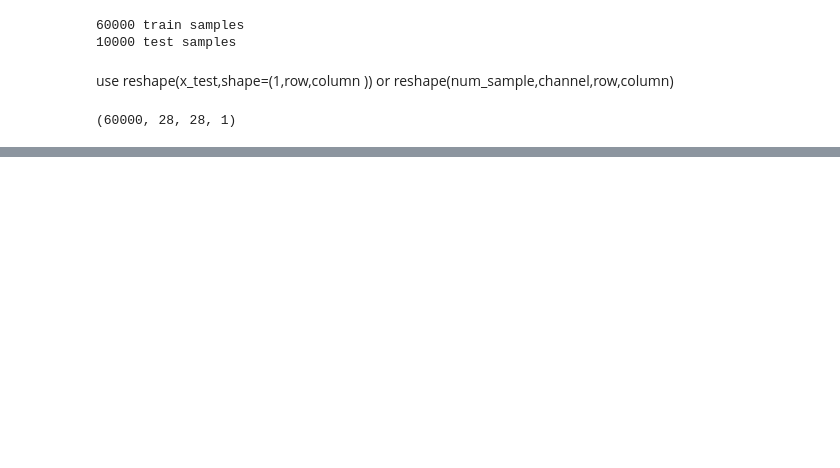
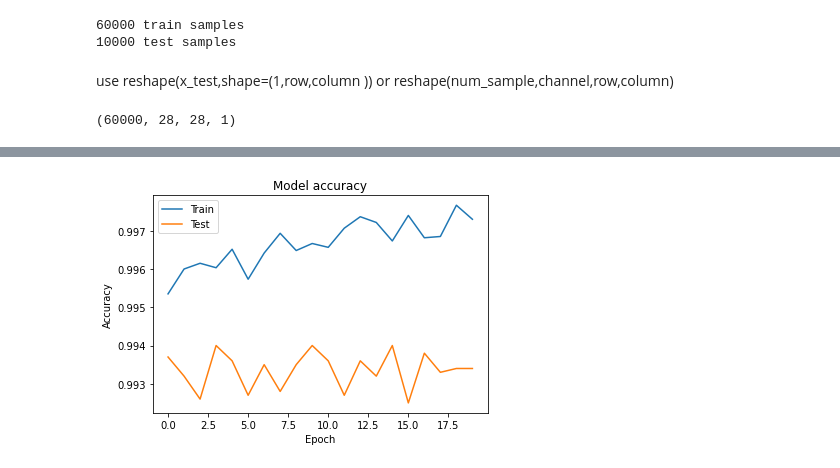
Before and after one commit to Aun0124/Machine-Learning, a Jupyter notebook: CNN_with_keras.ipynb, the cells around one changed output, grey strips where cells are left out. Saved outputs shown, nothing was run; the diff lists cells and outputs as text; code cells hidden in the pictures; blank space fills up the shorter version.

```diff
--- a/CNN_with_keras.ipynb
+++ b/CNN_with_keras.ipynb
@@ -69,3 +69,14 @@ reshape(x_test,shape=(1,row,column )) or reshape(num_sample,channel,row,column)
 x_train.shape
 # %% [output]
 (60000, 28, 28, 1)
+# %%
+model=Sequential()
+model.add(Conv2D(32,kernel_size=(3,3),activation='relu',input_shape=input_shape)) #input shape=channel,row,column
+model.add(Conv2D(64,kernel_size=(3,3),activation='relu',input_shape=input_shape))
+model.add(MaxPooling2D(pool_size=(2,2)))
+model.add(Dropout(dropout/2))
+model.add(Flatten())
+model.add(Dense(128,activation='relu'))
+model.add(Dropout(dropout))
+model.add(Dense(num_classes,activation='softmax'))
+model.summary()
@@ -71,0 +101,4 @@ x_train.shape
+# %%
+#train model
+model.compile(loss='sparse_categorical_crossentropy', optimizer=Adam(),metrics=['accuracy'])
+history=model.fit(x_train,y_train,batch_size=batch_size,epochs=epochs,verbose=1,validation_data=(x_test,y_test))  #verbose -information to show
@@ -71,0 +123,15 @@ x_train.shape
+# %%
+# Evaluate model against test data
+score = model.evaluate(x_test, y_test, verbose=0)
+print('Test loss:', score[0])
+print('Test accuracy:', score[1])
+
+# summarize history for accuracy
+plt.plot(history.history['accuracy'])
+plt.plot(history.history['val_accuracy'])
+plt.title('Model accuracy')
+plt.ylabel('Accuracy')
+plt.xlabel('Epoch')
+plt.legend(['Train', 'Test'], loc='upper left')
+plt.show()
+# %% [output]
@@ -71,0 +140 @@ x_train.shape
+[figure, added]
```
Also changed, not shown: parts of 8 cells of this notebook.
